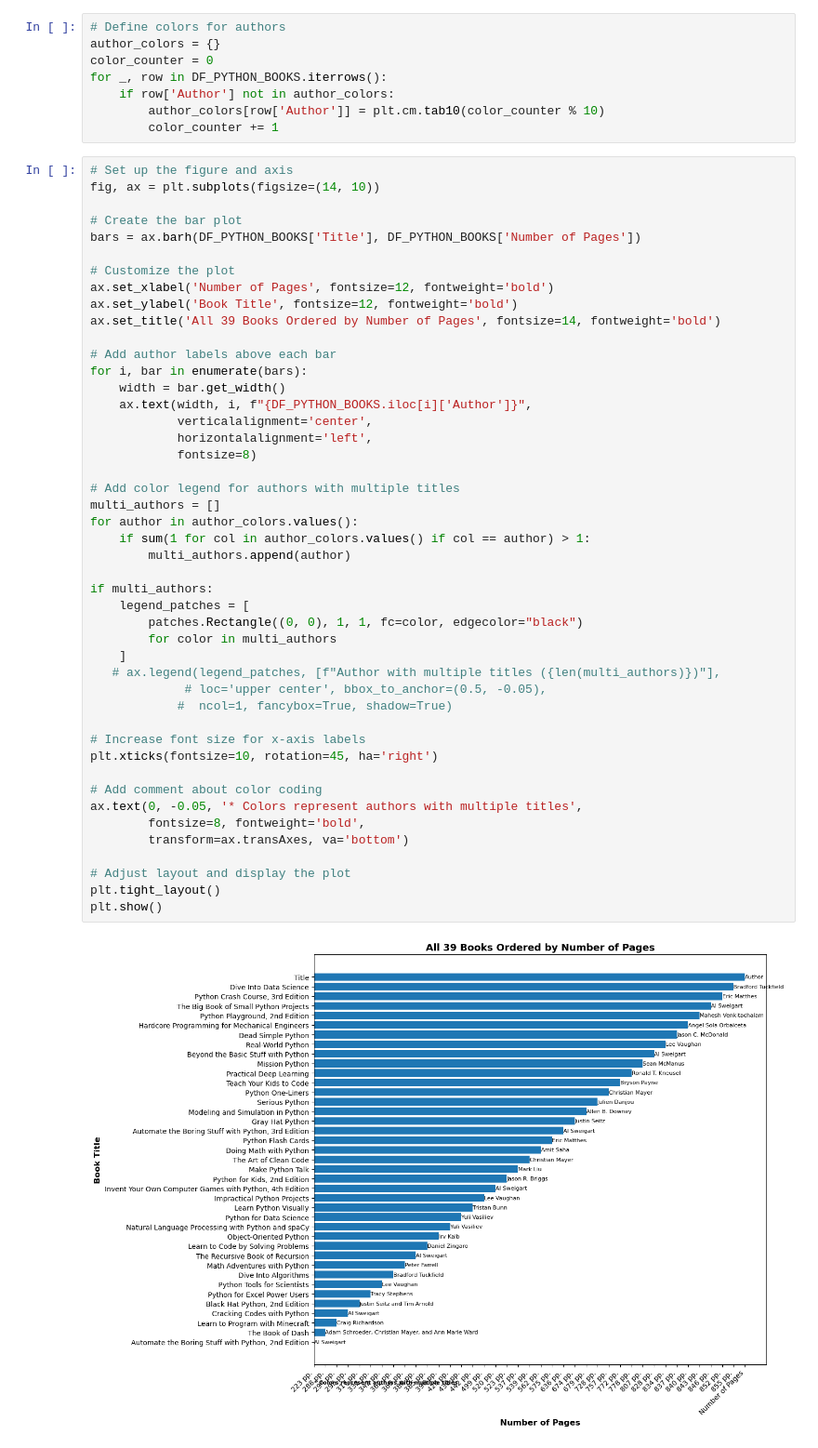
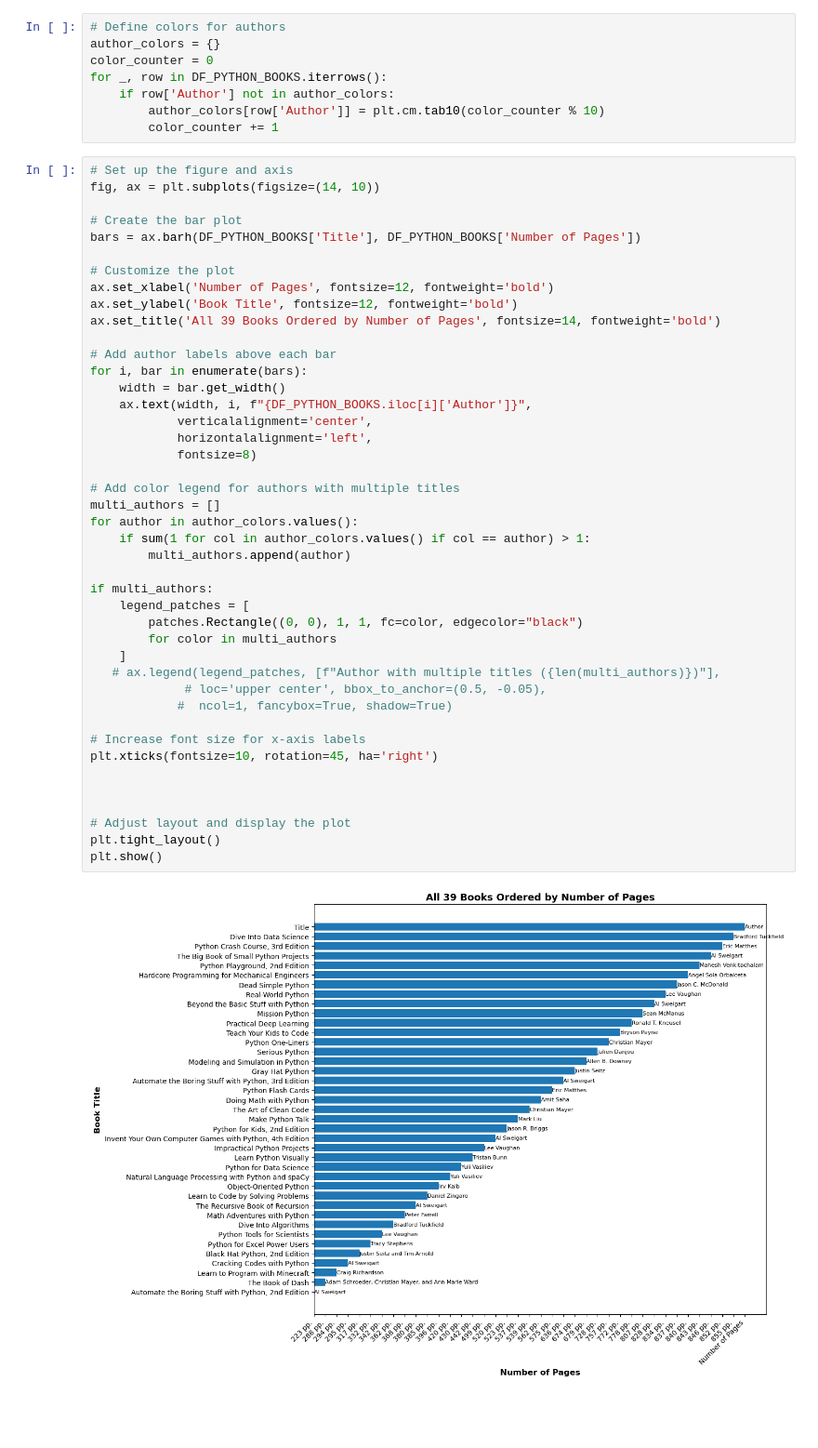
Before and after one commit to worldfamous718/CSC221-Final-Project, a Jupyter notebook: CSC-221-World_redacted-FinalProject.ipynb, the cells around one changed output. Shown at 93% size. Saved outputs shown, nothing was run; the diff lists cells and outputs as text; blank space fills up the shorter version.

```diff
--- a/CSC-221-World_redacted-FinalProject.ipynb
+++ b/CSC-221-World_redacted-FinalProject.ipynb
@@ -317,35 +317,32 @@ ax.set_title('All 39 Books Ordered by Number of Pages', fontsize=14, fontweight=
 for i, bar in enumerate(bars):
     width = bar.get_width()
     ax.text(width, i, f"{DF_PYTHON_BOOKS.iloc[i]['Author']}",
             verticalalignment='center',
             horizontalalignment='left',
             fontsize=8)
 
 # Add color legend for authors with multiple titles
 multi_authors = []
 for author in author_colors.values():
     if sum(1 for col in author_colors.values() if col == author) > 1:
         multi_authors.append(author)
 
 if multi_authors:
     legend_patches = [
         patches.Rectangle((0, 0), 1, 1, fc=color, edgecolor="black")
         for color in multi_authors
     ]
    # ax.legend(legend_patches, [f"Author with multiple titles ({len(multi_authors)})"],
              # loc='upper center', bbox_to_anchor=(0.5, -0.05),
             #  ncol=1, fancybox=True, shadow=True)
 
 # Increase font size for x-axis labels
 plt.xticks(fontsize=10, rotation=45, ha='right')
 
-# Add comment about color coding
-ax.text(0, -0.05, '* Colors represent authors with multiple titles',
-        fontsize=8, fontweight='bold',
-        transform=ax.transAxes, va='bottom')
+
 
 # Adjust layout and display the plot
 plt.tight_layout()
 plt.show()
 # %% [output]
-[figure, old version]
+[figure, new version]
```
